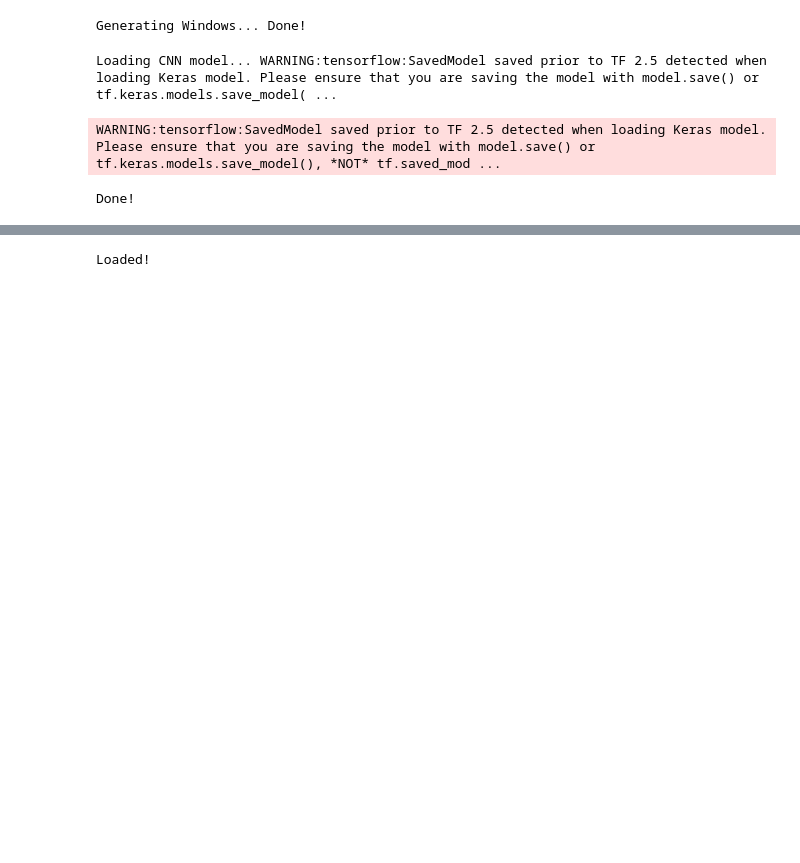
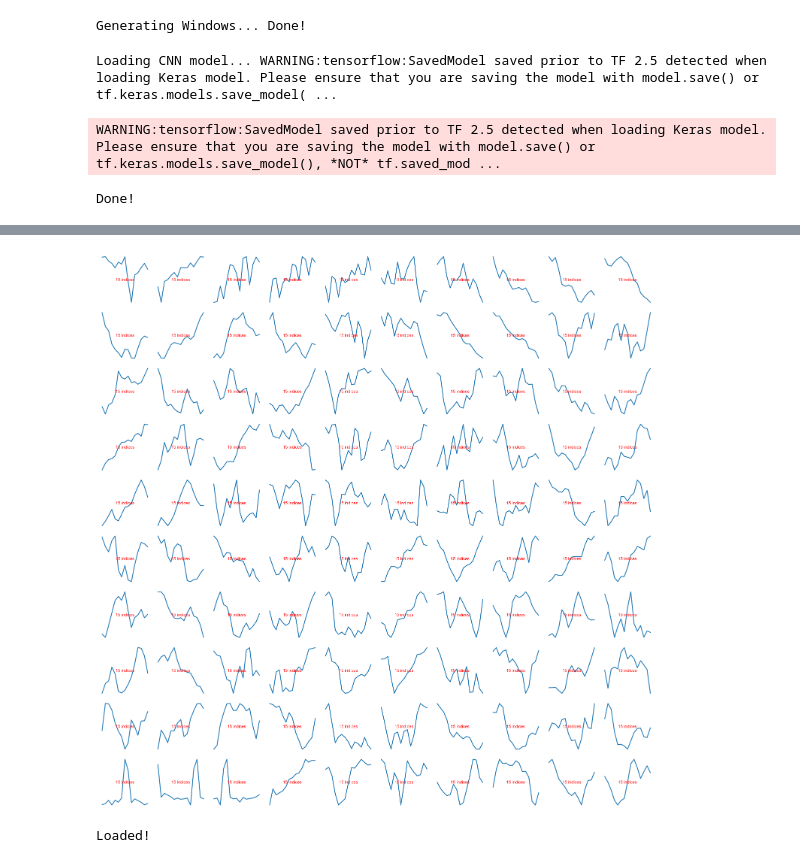
Before and after one commit to kimqi/RipplesAreCool, a Jupyter notebook: CNNRipples.ipynb, the cells around one changed output, grey strips where cells are left out. Cells and saved outputs as stored; diff of their text form; code cells hidden in the pictures; blank space fills up the shorter version.

Commit message:
CNN Ripple works now
it detects in 15index bins, might need to make it alrger or just merge contiguous bins into 1 before assessing quality

```diff
--- a/CNNRipples.ipynb
+++ b/CNNRipples.ipynb
@@ -117,0 +117,7 @@ Shape of loaded data after z-score:  (5665590, 8)
+# %%
+# Remove Aux channels
+# Currently only using the first 8 channels as a proof of concept
+data = np.copy(whole_data[8:16,:])
+data = data.T
+print(data)
+print(data.shape)
@@ -125,10 +168,10 @@ if overlapping:
     stride = 0.0064
 
     # Separate the data into 12.8ms windows with 6.4ms overlapping
-    X = generate_overlapping_windows(data, window_size, stride, 1250)
+    X = generate_overlapping_windows(zscored_data, window_size, stride, 1250)
 else:
     stride = window_size
-    X = np.expand_dims(data, 0)
+    X = np.expand_dims(zscored_data, 0)
 print("Done!")
 # %% [output]
 Generating Windows... Done!
@@ -160,13 +203,18 @@ Done!
 # %%
 from format_predictions import get_predictions_indexes
 
-# This threshold can be changed
+# Tweak this threshold based on specific needs
 threshold = 0.7
 
 print("Getting detected ripples indexes and times...", end=" ")
-pred_indexes = get_predictions_indexes(data, predictions, window_size=window_size, stride=stride, fs=1250, threshold=threshold)
+pred_indexes = get_predictions_indexes(zscored_data, predictions, window_size=window_size, stride=stride, fs=1250, threshold=threshold)
 
 pred_times = pred_indexes / 1250
 print("Done!")
+
+cnn_ripples = pred_indexes
+print(cnn_ripples)
+ripples = cnn_ripples.astype(int)
+np.shape(cnn_ripples)
 # %% [output]
 Getting detected ripples indexes and times... Done!
@@ -173 +229,27 @@ Getting detected ripples indexes and times... Done!
+# %%
+def plot_ripples_grid(lfp_data, ripples, num_ripples=100):
+    # Assuming the ripples data has been converted to int already
+    fig, axes = plt.subplots(10, 10, figsize=(15, 15))
+
+    for i in range(min(num_ripples, ripples.shape[0])):
+        row = i // 10
+        col = i % 10
+
+        start, stop = ripples[i]
+        duration = stop - start
+        axes[row, col].plot(lfp_data[start:stop, 4])
+        axes[row, col].axis('off')
+
+        axes[row, col].text(0.5, 0.5, f"{duration} indices",
+                            transform=axes[row, col].transAxes,
+                            ha='center', va='center', color='red', fontsize=8)
+
+
+
+    plt.tight_layout()
+    plt.show()
+
+plot_ripples_grid(data, ripples)
+# %% [output]
+[figure, added]
 # %%
```
Also changed, not shown: parts of 14 cells of this notebook, 2 other files.
